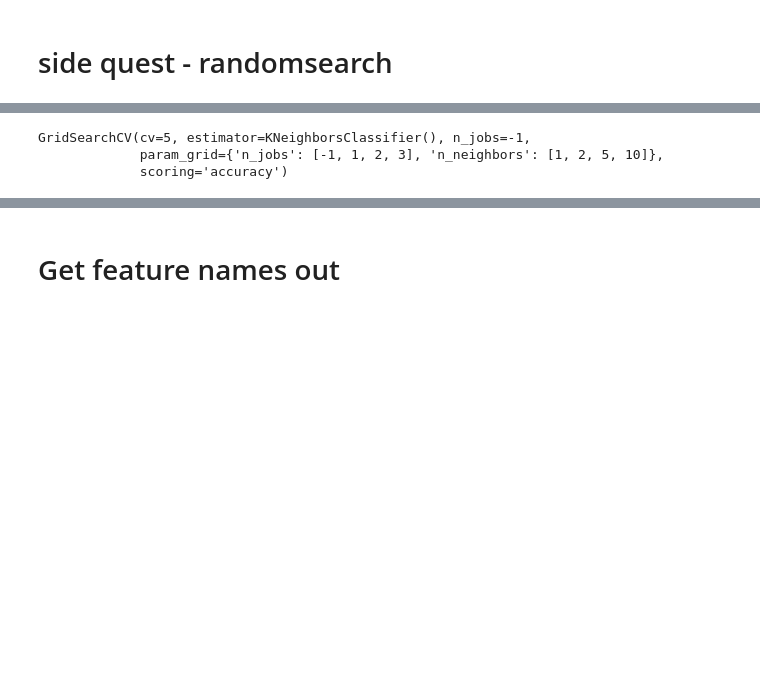
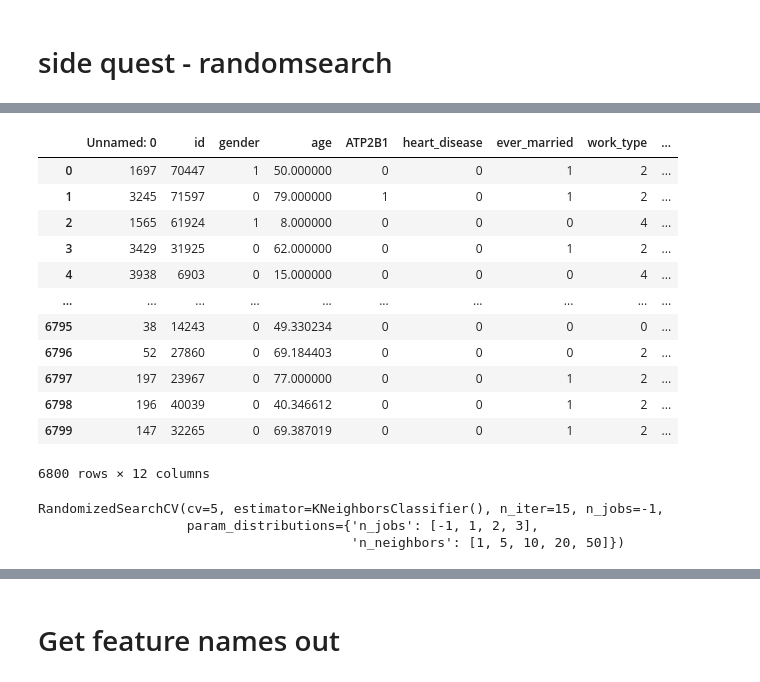
Before and after one commit to joannesmadu/chance-of-stroke, a Jupyter notebook: chance-of-stroke.ipynb, the cells around one changed output, grey strips where cells are left out. Drawn from its saved outputs; the diff is of its cells as text; code cells hidden in the pictures; blank space fills up the shorter version.

```diff
--- a/chance-of-stroke.ipynb
+++ b/chance-of-stroke.ipynb
@@ -451,0 +453,3 @@ Name: stroke, dtype: float64
+# %%
+df_proc = pd.read_csv("/Users/jmadu1/Documents/healthcare-dataset-stroke-data-processed.csv")
+df_proc
@@ -452,32 +470,63 @@ Name: stroke, dtype: float64
+# %%
+#declare X and y
+X_new = df_proc.drop(columns='stroke')
+y_new = df_proc['stroke']
+# %%
+#train_test_split, then oversample training data
+
+from sklearn.model_selection import train_test_split
+
+X_train, X_test, y_train, y_test = train_test_split(X_new, y_new, test_size = 0.30)
+# %%
+from imblearn.over_sampling import SMOTE
+
+X_res, y_res = SMOTE(sampling_strategy='minority', random_state=5).fit_resample(X_train, y_train)
+# %%
+X_res
+# %% [output]
+|  | Unnamed: 0 | id | gender | age | ATP2B1 | heart_disease | ever_married | work_type | ... |
+| 0 | 1697 | 70447 | 1 | 50.000000 | 0 | 0 | 1 | 2 | ... |
+| 1 | 3245 | 71597 | 0 | 79.000000 | 1 | 0 | 1 | 2 | ... |
+| 2 | 1565 | 61924 | 1 | 8.000000 | 0 | 0 | 0 | 4 | ... |
+| 3 | 3429 | 31925 | 0 | 62.000000 | 0 | 0 | 1 | 2 | ... |
+| 4 | 3938 | 6903 | 0 | 15.000000 | 0 | 0 | 0 | 4 | ... |
+| ... | ... | ... | ... | ... | ... | ... | ... | ... | ... |
+| 6795 | 38 | 14243 | 0 | 49.330234 | 0 | 0 | 0 | 0 | ... |
+| 6796 | 52 | 27860 | 0 | 69.184403 | 0 | 0 | 0 | 2 | ... |
+| 6797 | 197 | 23967 | 0 | 77.000000 | 0 | 0 | 1 | 2 | ... |
+| 6798 | 196 | 40039 | 0 | 40.346612 | 0 | 0 | 1 | 2 | ... |
+| 6799 | 147 | 32265 | 0 | 69.387019 | 0 | 0 | 1 | 2 | ... |
+6800 rows × 12 columns
 # %%
 #hyperparams that may improve score with KNClassifier
 
 # YOUR CODE BELOW
-from sklearn.model_selection import GridSearchCV
+from sklearn.model_selection import RandomizedSearchCV
 from sklearn.neighbors import KNeighborsClassifier
 
 model = KNeighborsClassifier()
 
 # Hyperparameter Grid - remember that all parameters (strategy, kernel, C) have to be called as pipeline's params
 grid = {
-    'n_neighbors': [1,2,5,10],
+    'n_neighbors': [1,5,10,20,50],
     'n_jobs': [-1,1,2,3]
 }
 
 # Instantiate Grid Search - to detect what improves performance
-search = GridSearchCV(
+search = RandomizedSearchCV(
     model,
     grid,
-    scoring='accuracy',
-    cv=5, n_jobs=-1
+    n_iter=15,  # number of draws
+    cv=5,
+    n_jobs=-1
 )
 
 #fit the grid to the data
-search.fit(X_resampled,y_resampled)
+search.fit(X_res,y_res)
 # %% [output]
-GridSearchCV(cv=5, estimator=KNeighborsClassifier(), n_jobs=-1,
-             param_grid={'n_jobs': [-1, 1, 2, 3], 'n_neighbors': [1, 2, 5, 10]},
-             scoring='accuracy')
+RandomizedSearchCV(cv=5, estimator=KNeighborsClassifier(), n_iter=15, n_jobs=-1,
+                   param_distributions={'n_jobs': [-1, 1, 2, 3],
+                                        'n_neighbors': [1, 5, 10, 20, 50]})
 # %%
 search.best_estimator_
 # %% [output]
```
Also changed, not shown: parts of 12 cells of this notebook, 1 other file.
